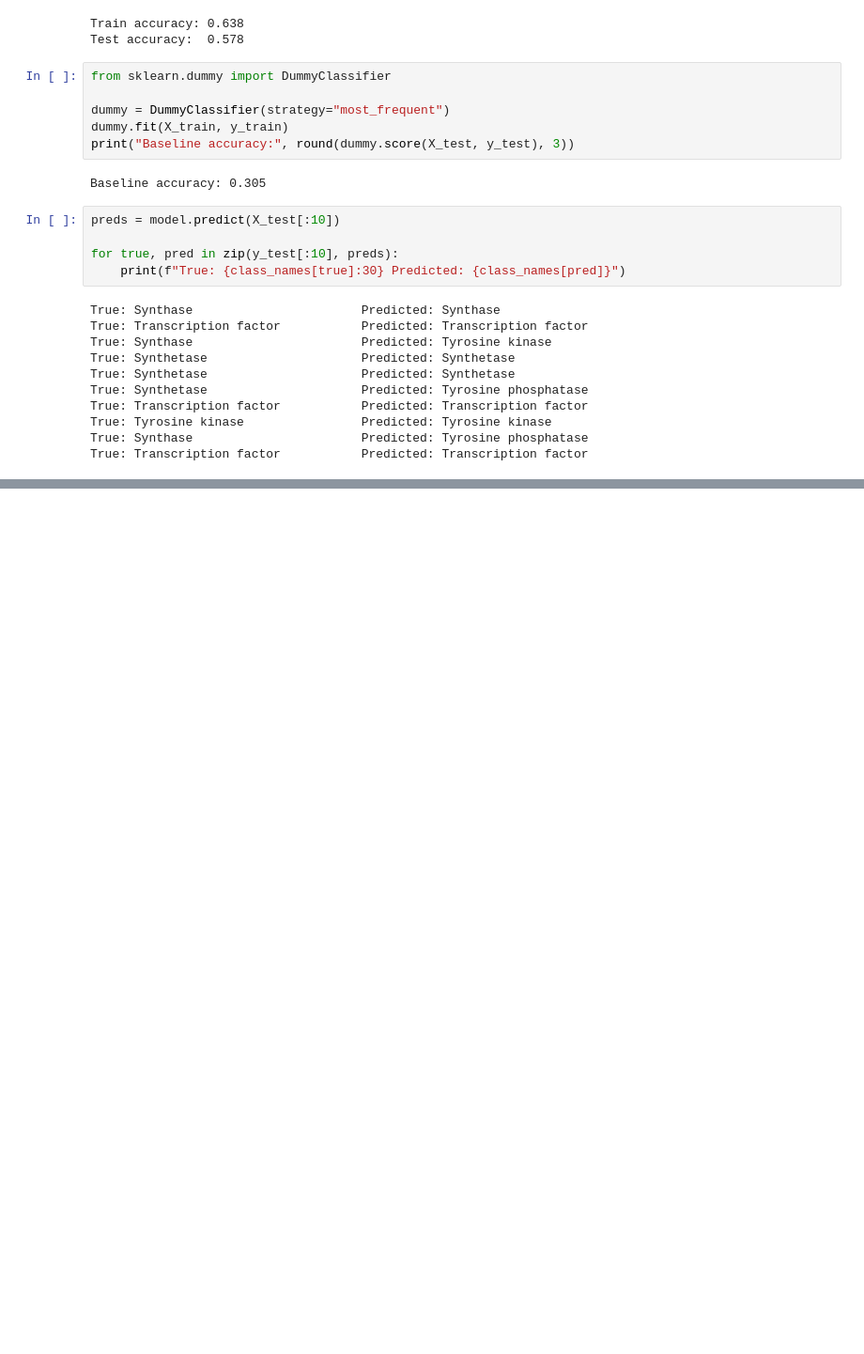
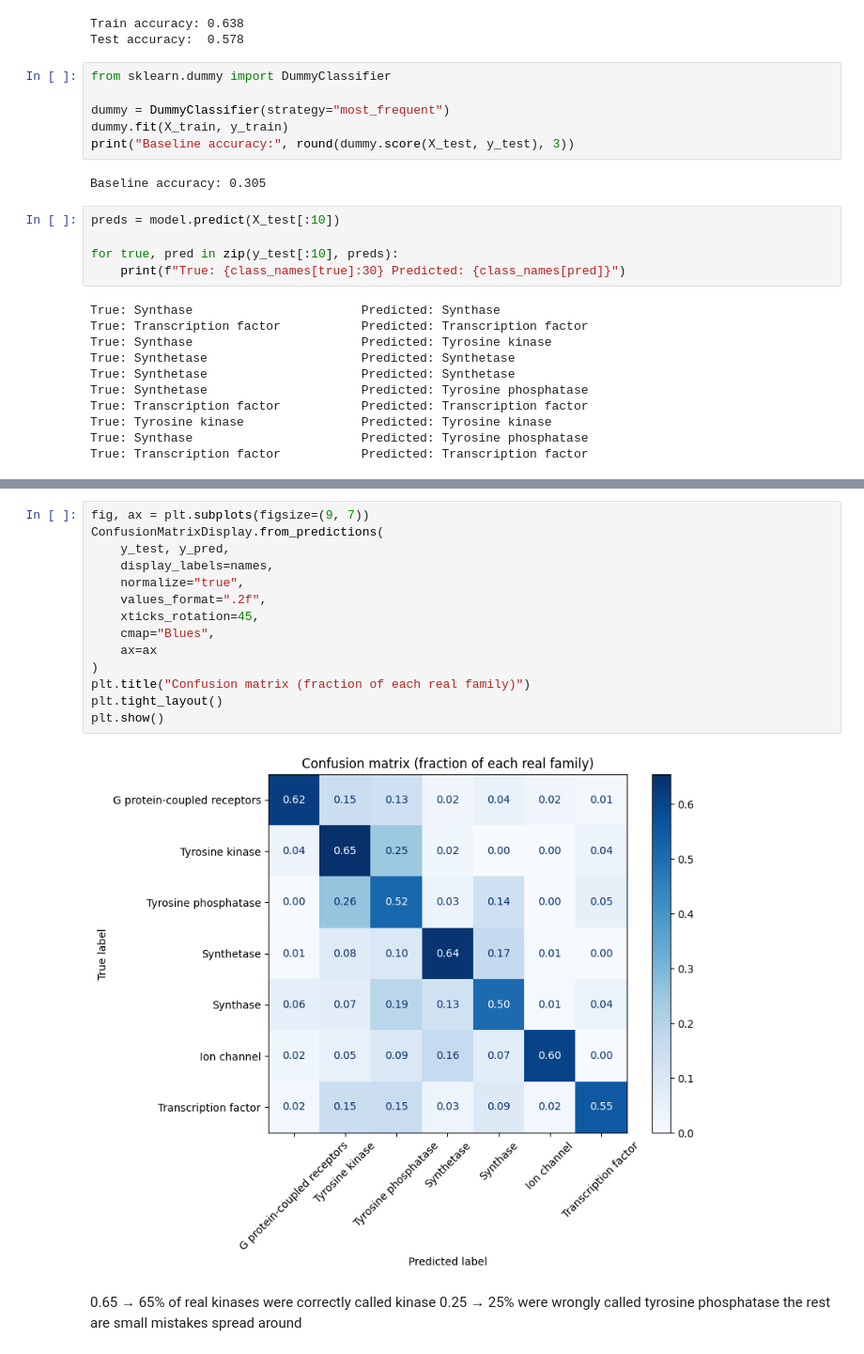
Before and after one commit to Kartikey-Paliwal/dna-gene-family-classifier, a Jupyter notebook: 01_exploration.ipynb, the cells around one changed output, grey strips where cells are left out. Shown at 94% size. Drawn from its saved outputs; the diff is of its cells as text; blank space fills up the shorter version.

```diff
--- a/01_exploration.ipynb
+++ b/01_exploration.ipynb
@@ -295,0 +336,20 @@ True: Transcription factor           Predicted: Transcription factor
+# %%
+fig, ax = plt.subplots(figsize=(9, 7))
+ConfusionMatrixDisplay.from_predictions(
+    y_test, y_pred,
+    display_labels=names,
+    normalize="true",
+    values_format=".2f",
+    xticks_rotation=45,
+    cmap="Blues",
+    ax=ax
+)
+plt.title("Confusion matrix (fraction of each real family)")
+plt.tight_layout()
+plt.show()
+# %% [output]
+[figure, added]
+# %% [markdown]
+0.65 → 65% of real kinases were correctly called kinase
+0.25 → 25% were wrongly called tyrosine phosphatase
+the rest are small mistakes spread around
```
Also changed, not shown: parts of 6 cells of this notebook.
